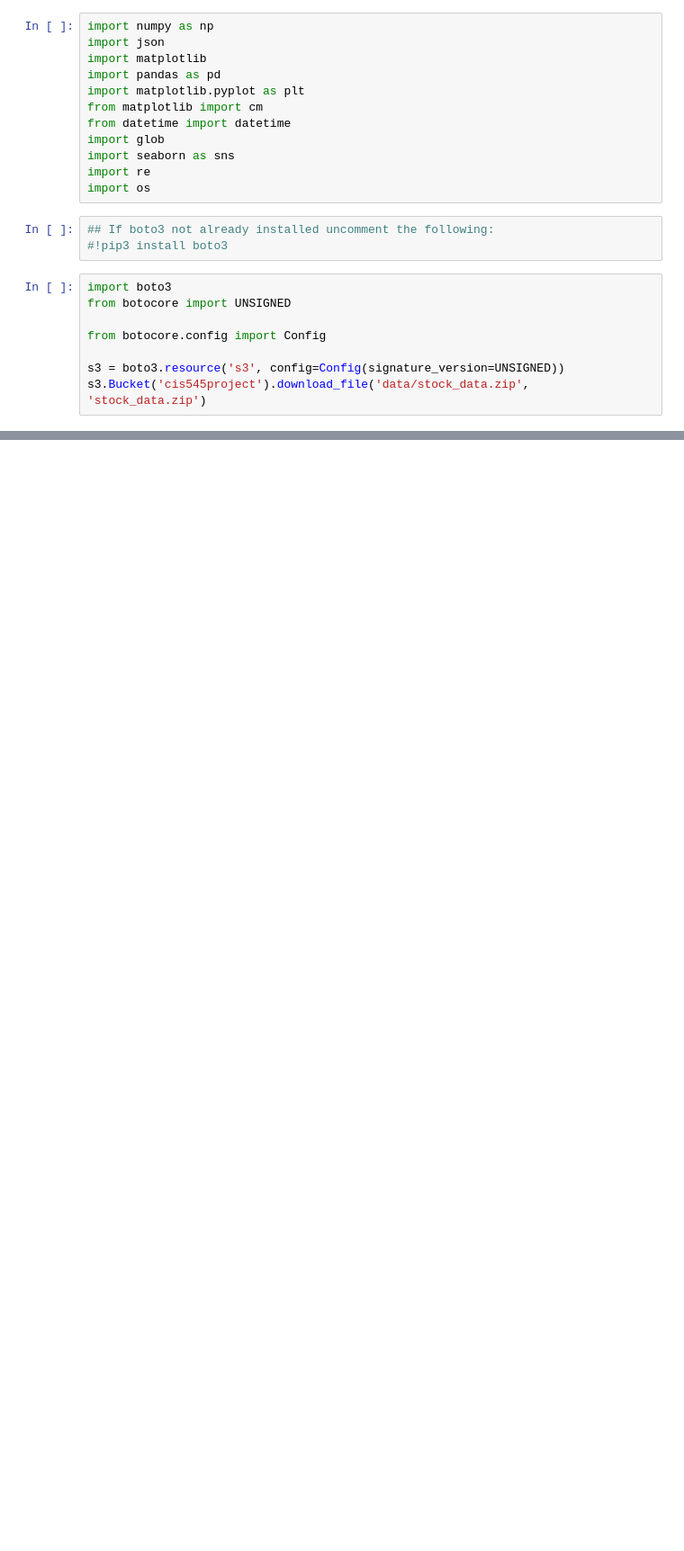
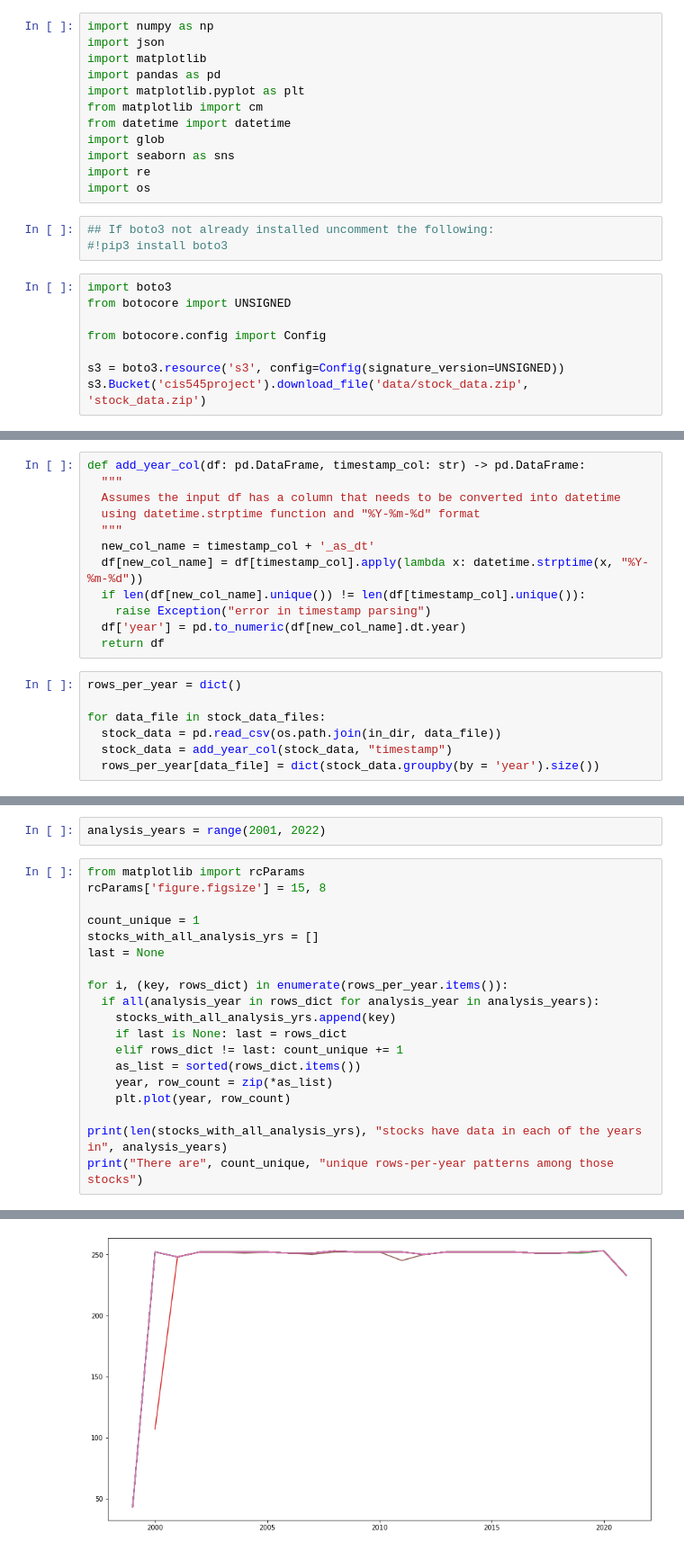
Before and after one commit to stevegbrooks/big-portfolio-learner, a Jupyter notebook: big_portfolio_learner.ipynb, the cells around one changed output, grey strips where cells are left out. Shown at 90% size. Drawn from its saved outputs; the diff is of its cells as text; blank space fills up the shorter version.

```diff
--- a/big_portfolio_learner.ipynb
+++ b/big_portfolio_learner.ipynb
@@ -29,0 +53,19 @@ os.mkdir("/content/stock_data")
+# %%
+def add_year_col(df: pd.DataFrame, timestamp_col: str) -> pd.DataFrame:
+  """
+  Assumes the input df has a column that needs to be converted into datetime
+  using datetime.strptime function and "%Y-%m-%d" format
+  """
+  new_col_name = timestamp_col + '_as_dt'
+  df[new_col_name] = df[timestamp_col].apply(lambda x: datetime.strptime(x, "%Y-%m-%d"))
+  if len(df[new_col_name].unique()) != len(df[timestamp_col].unique()):
+    raise Exception("error in timestamp parsing")
+  df['year'] = pd.to_numeric(df[new_col_name].dt.year)
+  return df
+# %%
+rows_per_year = dict()
+
+for data_file in stock_data_files:
+  stock_data = pd.read_csv(os.path.join(in_dir, data_file))
+  stock_data = add_year_col(stock_data, "timestamp")
+  rows_per_year[data_file] = dict(stock_data.groupby(by = 'year').size())
@@ -29,0 +74,22 @@ os.mkdir("/content/stock_data")
+# %%
+analysis_years = range(2001, 2022)
+# %%
+from matplotlib import rcParams
+rcParams['figure.figsize'] = 15, 8
+
+count_unique = 1
+stocks_with_all_analysis_yrs = []
+last = None
+
+for i, (key, rows_dict) in enumerate(rows_per_year.items()):
+  if all(analysis_year in rows_dict for analysis_year in analysis_years):
+    stocks_with_all_analysis_yrs.append(key)
+    if last is None: last = rows_dict
+    elif rows_dict != last: count_unique += 1
+    as_list = sorted(rows_dict.items())
+    year, row_count = zip(*as_list)
+    plt.plot(year, row_count)
+
+print(len(stocks_with_all_analysis_yrs), "stocks have data in each of the years in", analysis_years)
+print("There are", count_unique, "unique rows-per-year patterns among those stocks")
+# %% [output]
@@ -29,0 +98 @@ os.mkdir("/content/stock_data")
+[figure, added]
```
Also changed, not shown: parts of 9 cells of this notebook.
